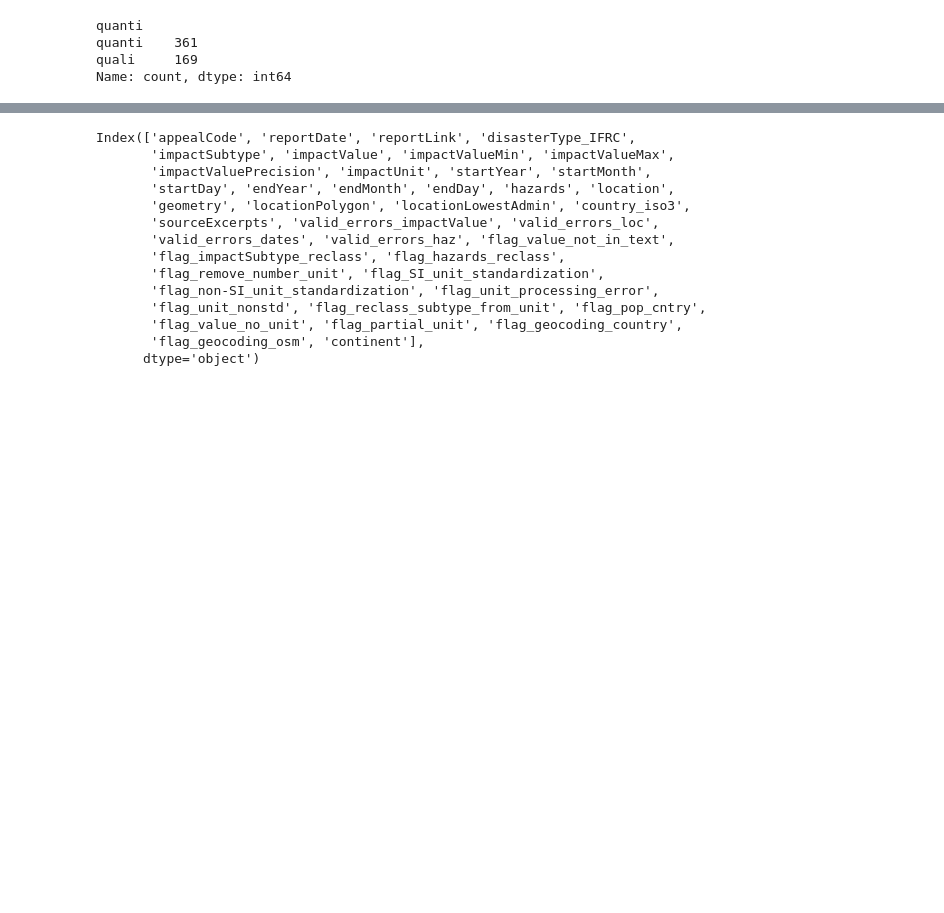
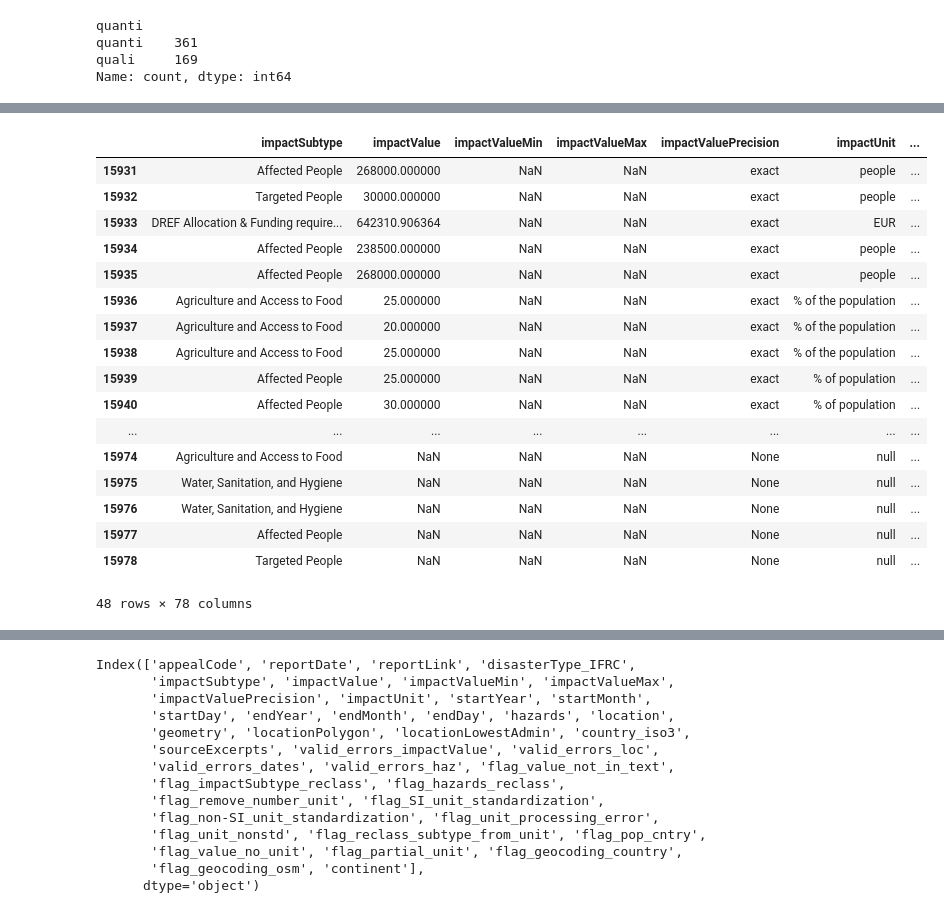
Before and after one commit to luseverin/ROUGE_database, a Jupyter notebook: analysis/inspect_flags.ipynb, the cells around one changed output, grey strips where cells are left out. Cells and saved outputs as stored; diff of their text form; code cells hidden in the pictures; blank space fills up the shorter version.

```diff
--- a/analysis/inspect_flags.ipynb
+++ b/analysis/inspect_flags.ipynb
@@ -31,0 +42,21 @@ Name: count, dtype: int64
+# %%
+pd.DataFrame(extracted_df[extracted_df["appealCode"] == "MDRSZ004"])
+# %% [output]
+|  | impactSubtype | impactValue | impactValueMin | impactValueMax | impactValuePrecision | impactUnit | ... |
+| 15931 | Affected People | 268000.000000 | NaN | NaN | exact | people | ... |
+| 15932 | Targeted People | 30000.000000 | NaN | NaN | exact | people | ... |
+| 15933 | DREF Allocation & Funding require... | 642310.906364 | NaN | NaN | exact | EUR | ... |
+| 15934 | Affected People | 238500.000000 | NaN | NaN | exact | people | ... |
+| 15935 | Affected People | 268000.000000 | NaN | NaN | exact | people | ... |
+| 15936 | Agriculture and Access to Food | 25.000000 | NaN | NaN | exact | % of the population | ... |
+| 15937 | Agriculture and Access to Food | 20.000000 | NaN | NaN | exact | % of the population | ... |
+| 15938 | Agriculture and Access to Food | 25.000000 | NaN | NaN | exact | % of the population | ... |
+| 15939 | Affected People | 25.000000 | NaN | NaN | exact | % of population | ... |
+| 15940 | Affected People | 30.000000 | NaN | NaN | exact | % of population | ... |
+| ... | ... | ... | ... | ... | ... | ... | ... |
+| 15974 | Agriculture and Access to Food | NaN | NaN | NaN | None | null | ... |
+| 15975 | Water, Sanitation, and Hygiene | NaN | NaN | NaN | None | null | ... |
+| 15976 | Water, Sanitation, and Hygiene | NaN | NaN | NaN | None | null | ... |
+| 15977 | Affected People | NaN | NaN | NaN | None | null | ... |
+| 15978 | Targeted People | NaN | NaN | NaN | None | null | ... |
+48 rows × 78 columns
```
Also changed, not shown: parts of 13 cells of this notebook, 3 other files.
